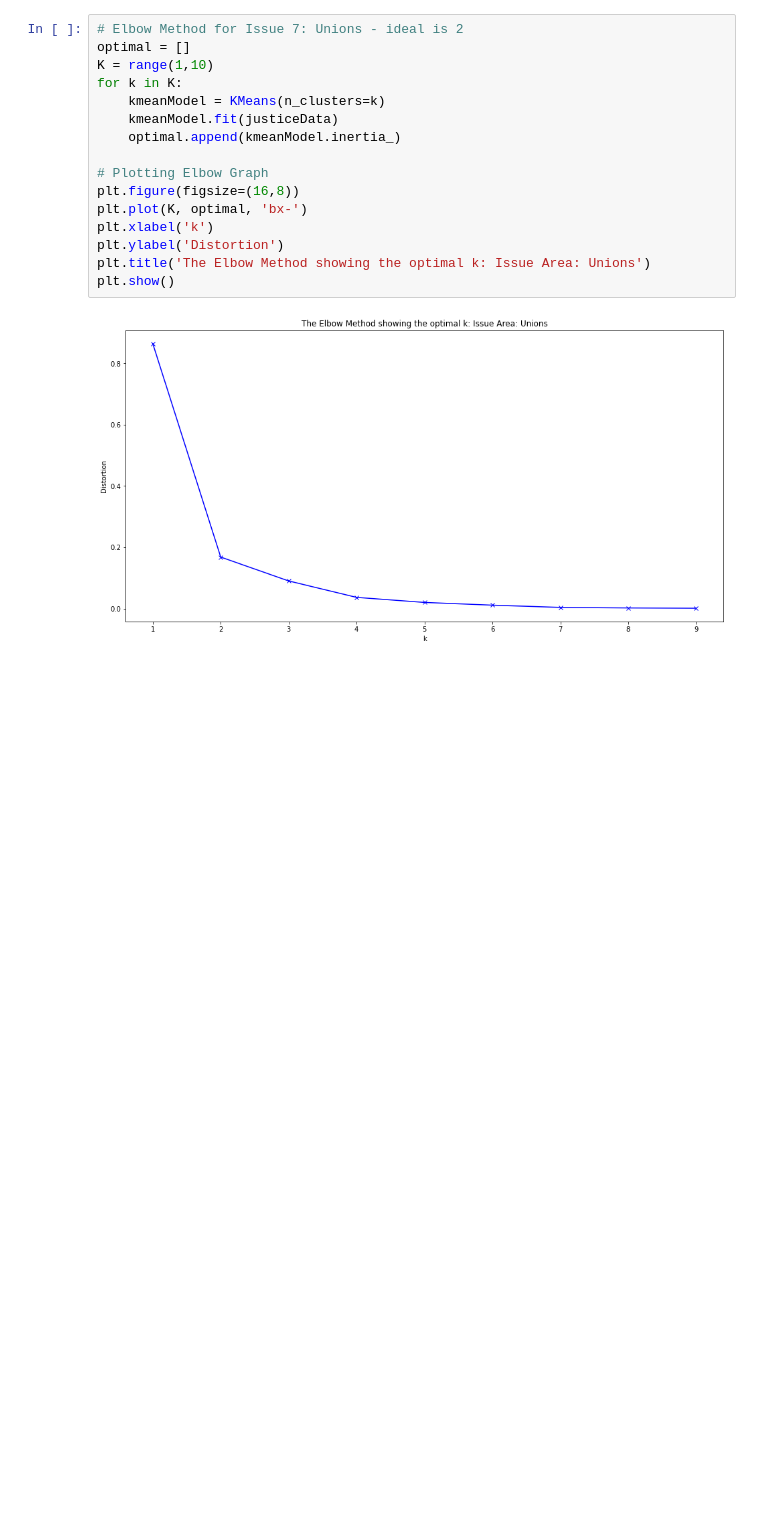
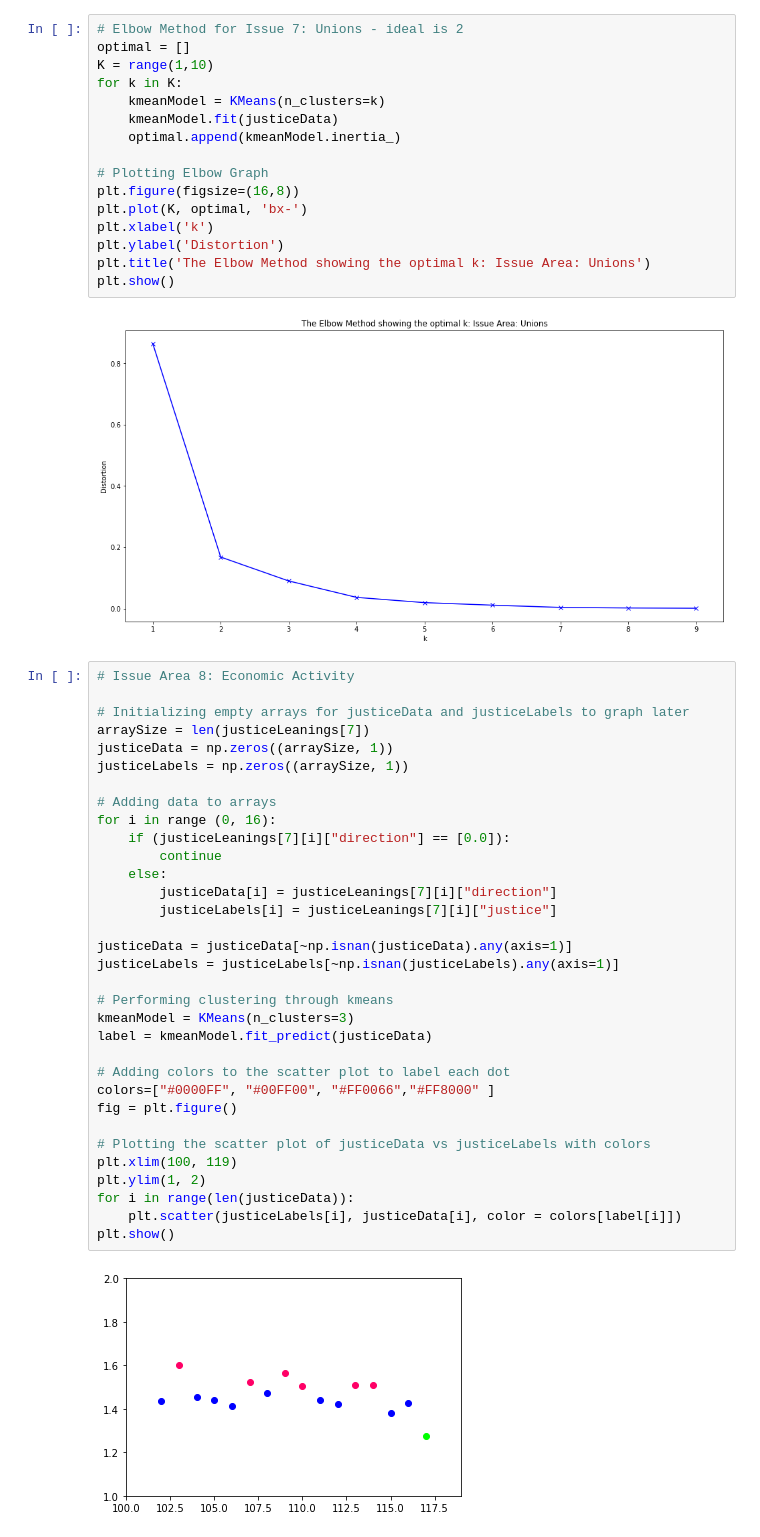
Before and after one commit to prrathi/CaseCracker, a Jupyter notebook: data/simpleCluster.ipynb, the cells around one changed output. Saved outputs shown, nothing was run; the diff lists cells and outputs as text; blank space fills up the shorter version.

Commit message:
issue ares 7-14 updated 1d kmeans clustering

```diff
--- a/data/simpleCluster.ipynb
+++ b/data/simpleCluster.ipynb
@@ -394,3 +394,38 @@ plt.title('The Elbow Method showing the optimal k: Issue Area: Unions')
 plt.show()
 # %% [output]
 [figure]
+# %%
+# Issue Area 8: Economic Activity
+
+# Initializing empty arrays for justiceData and justiceLabels to graph later
+arraySize = len(justiceLeanings[7])
+justiceData = np.zeros((arraySize, 1))
+justiceLabels = np.zeros((arraySize, 1))
+
+# Adding data to arrays
+for i in range (0, 16):
+    if (justiceLeanings[7][i]["direction"] == [0.0]):
+        continue
+    else:
+        justiceData[i] = justiceLeanings[7][i]["direction"]
+        justiceLabels[i] = justiceLeanings[7][i]["justice"]
+
+justiceData = justiceData[~np.isnan(justiceData).any(axis=1)]
+justiceLabels = justiceLabels[~np.isnan(justiceLabels).any(axis=1)]
+
+# Performing clustering through kmeans
+kmeanModel = KMeans(n_clusters=3)
+label = kmeanModel.fit_predict(justiceData)
+
+# Adding colors to the scatter plot to label each dot
+colors=["#0000FF", "#00FF00", "#FF0066","#FF8000" ]
+fig = plt.figure()
+
+# Plotting the scatter plot of justiceData vs justiceLabels with colors
+plt.xlim(100, 119)
+plt.ylim(1, 2)
+for i in range(len(justiceData)):
+    plt.scatter(justiceLabels[i], justiceData[i], color = colors[label[i]])
+plt.show()
+# %% [output]
+[figure, added]
```
Also changed, not shown: parts of 17 cells of this notebook, 1 other file.
